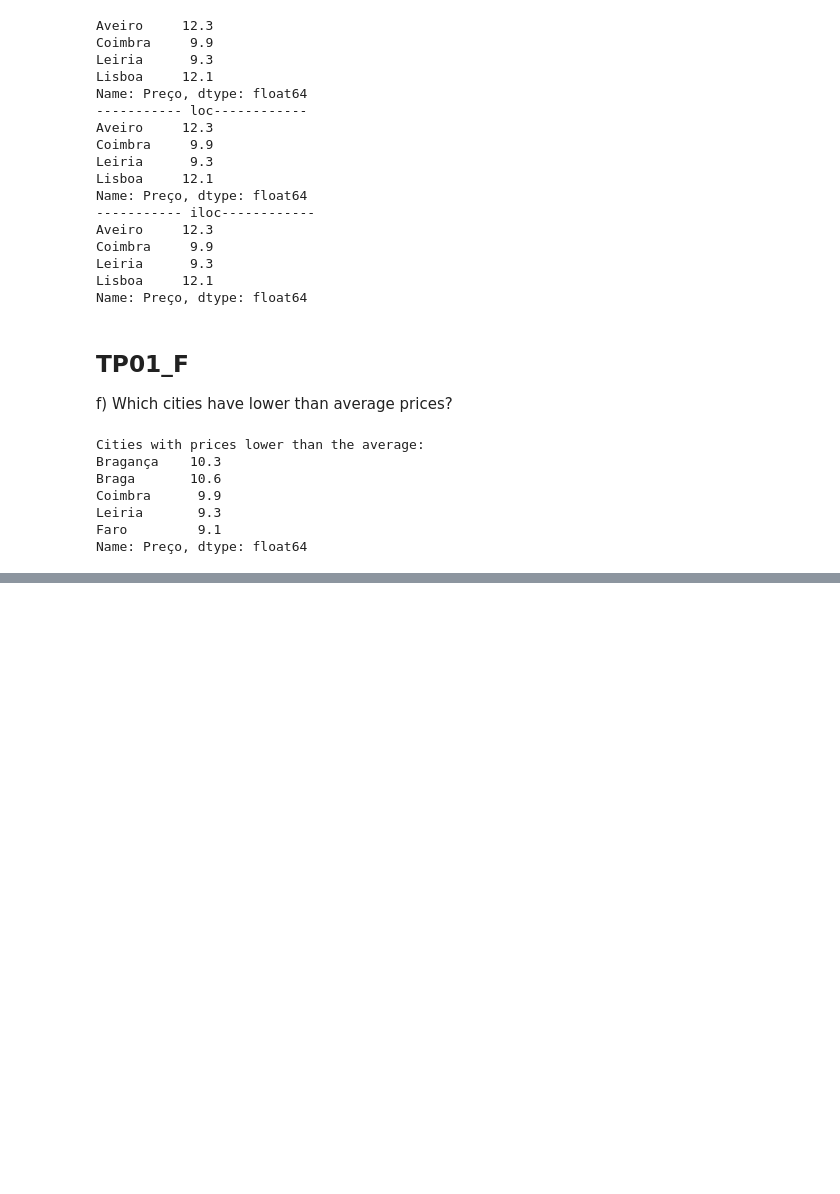
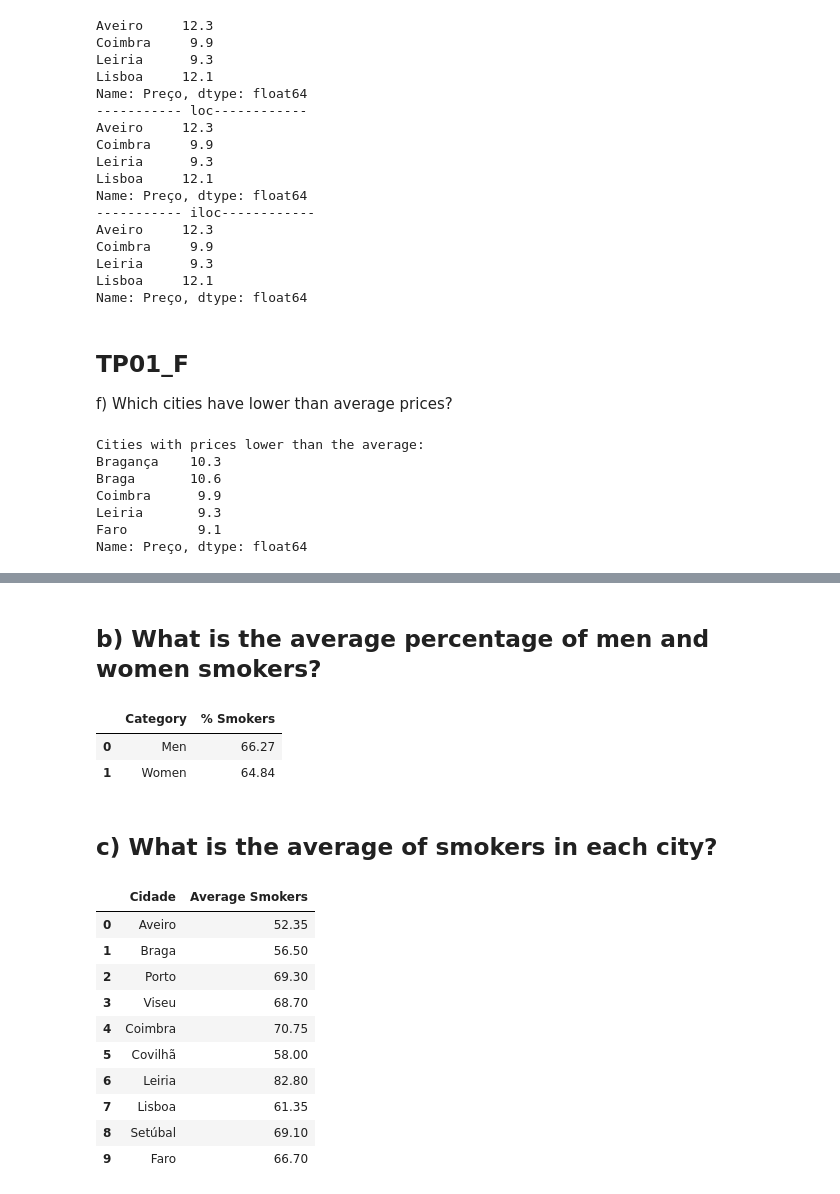
Before and after one commit to tassiogomes/MINDD-ISEP, a Jupyter notebook: MINDD_TP01.ipynb, the cells around one changed output, grey strips where cells are left out. Saved outputs shown, nothing was run; the diff lists cells and outputs as text; code cells hidden in the pictures; blank space fills up the shorter version.

```diff
--- a/MINDD_TP01.ipynb
+++ b/MINDD_TP01.ipynb
@@ -165,0 +248,34 @@ Name: Preço, dtype: float64
+# %% [markdown]
+## b) What is the average percentage of men and women smokers?
+# %%
+average_men_smokers = df['Men'].mean()
+average_women_smokers = df['Women'].mean()
+
+average_smokers_df = pd.DataFrame({
+    'Category': ['Men', 'Women'],
+    '% Smokers': [average_men_smokers, average_women_smokers]
+})
+
+average_smokers_df
+# %% [output]
+|  | Category | % Smokers |
+| 0 | Men | 66.27 |
+| 1 | Women | 64.84 |
+# %% [markdown]
+## c) What is the average of smokers in each city?
+# %%
+df['Average Smokers'] = (df['Men'] + df['Women']) / 2
+df_smokers_by_city= df[['Cidade', 'Average Smokers']]
+df_smokers_by_city
+# %% [output]
+|  | Cidade | Average Smokers |
+| 0 | Aveiro | 52.35 |
+| 1 | Braga | 56.50 |
+| 2 | Porto | 69.30 |
+| 3 | Viseu | 68.70 |
+| 4 | Coimbra | 70.75 |
+| 5 | Covilhã | 58.00 |
+| 6 | Leiria | 82.80 |
+| 7 | Lisboa | 61.35 |
+| 8 | Setúbal | 69.10 |
+| 9 | Faro | 66.70 |
```
Also changed, not shown: parts of 19 cells of this notebook.
